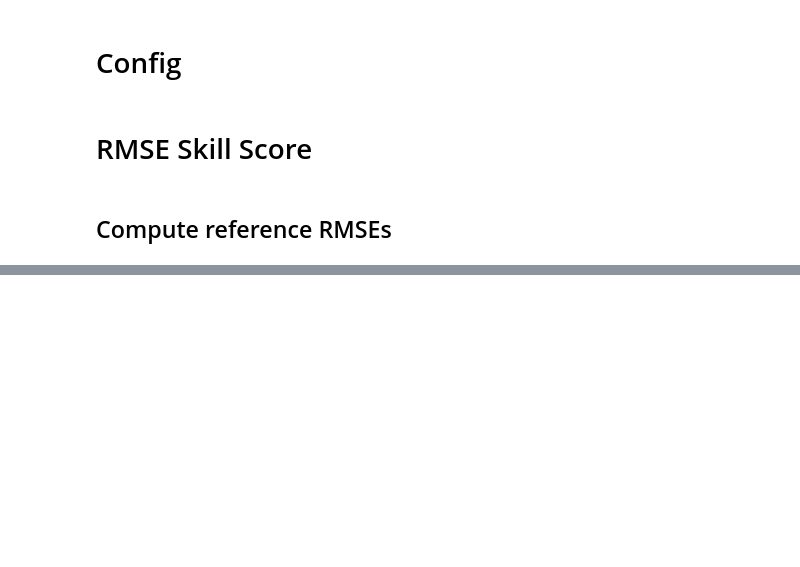
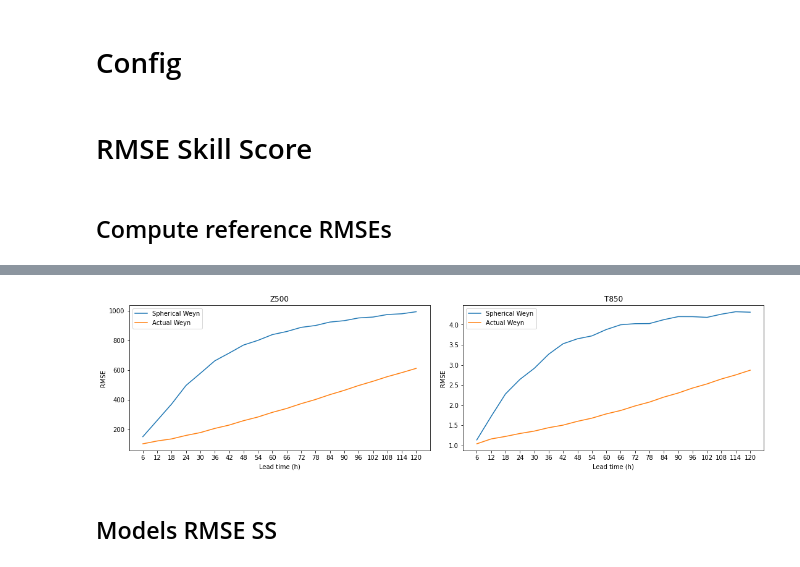
Before and after one commit to yasserhaddad/weather_prediction, a Jupyter notebook: notebooks/exploration_skill_score.ipynb, the cells around one changed output, grey strips where cells are left out. Saved outputs shown, nothing was run; the diff lists cells and outputs as text; code cells hidden in the pictures; blank space fills up the shorter version.

```diff
--- a/notebooks/exploration_skill_score.ipynb
+++ b/notebooks/exploration_skill_score.ipynb
@@ -61,0 +140,4 @@ resolution = cfg['model_parameters']['resolution']
+# %%
+persistence = xr.open_dataset("../data/models/baselines/persistence_5.625.nc")
+persistence = persistence[['z', 't']]
+persistence
@@ -61,0 +155,15 @@ resolution = cfg['model_parameters']['resolution']
+# %%
+common_time = list(set(persistence.time.values).intersection(obs_equi.time.values))
+common_time.sort()
+
+common_lead_time = list(set(persistence.lead_time.values).intersection(obs_equi.lead_time.values))
+common_lead_time.sort()
+
+persistence = persistence.sel(dict(time=common_time, lead_time=common_lead_time))
+obs_equi = obs_equi.sel(dict(time=common_time, lead_time=common_lead_time)).load()
+# %%
+rmse_persistence = compute_weighted_rmse(persistence, obs_equi, dims=('lat', 'lon', 'time'))
+# %%
+plot_rmses(rmse_persistence, reference_rmses, lead_time=6, max_lead_time=max_lead_time)
+# %% [output]
+[figure, added]
@@ -61,0 +172,2 @@ resolution = cfg['model_parameters']['resolution']
+# %% [markdown]
+## Models RMSE SS
```
Also changed, not shown: parts of 17 cells of this notebook, 1 other file.
